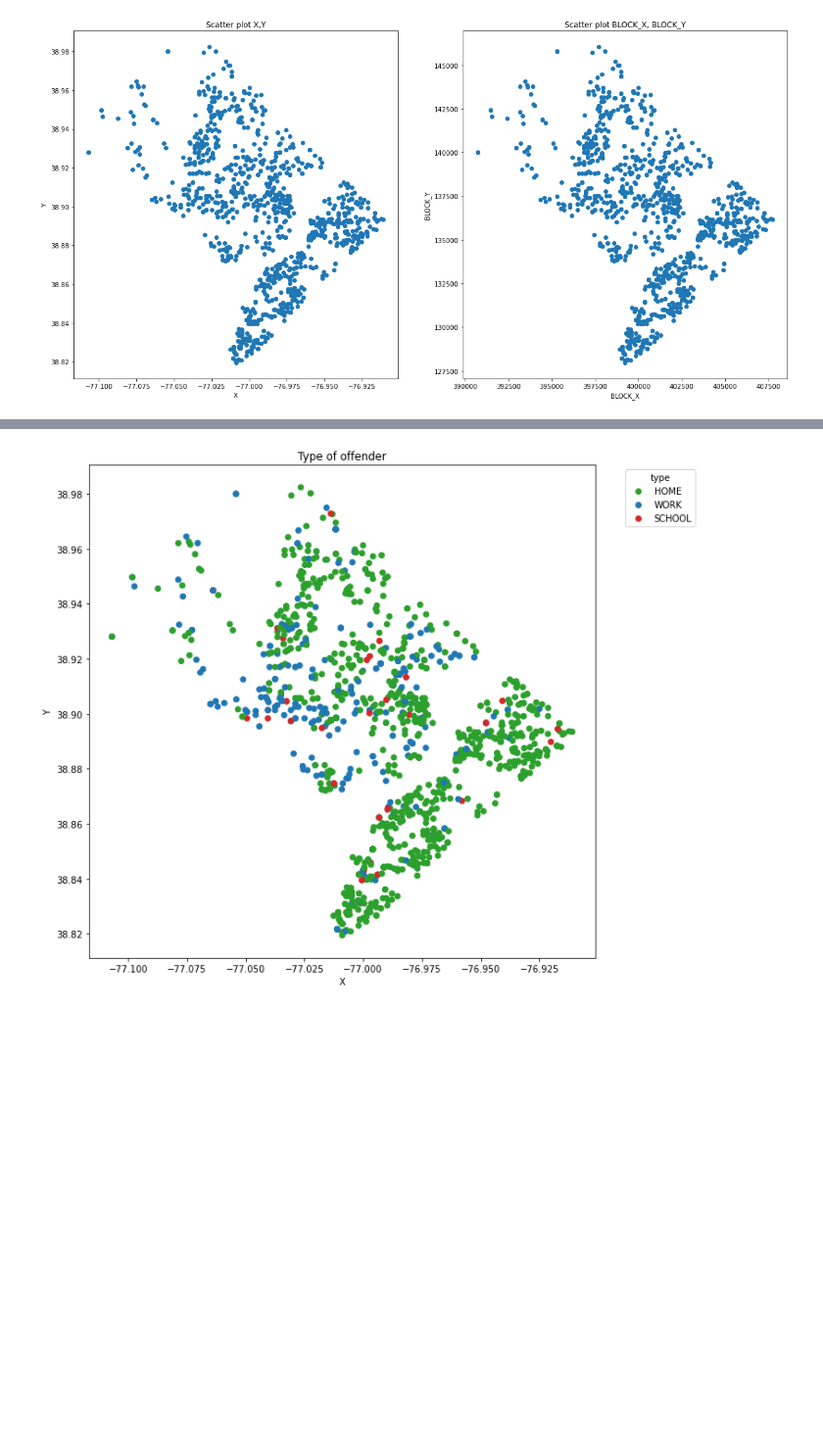
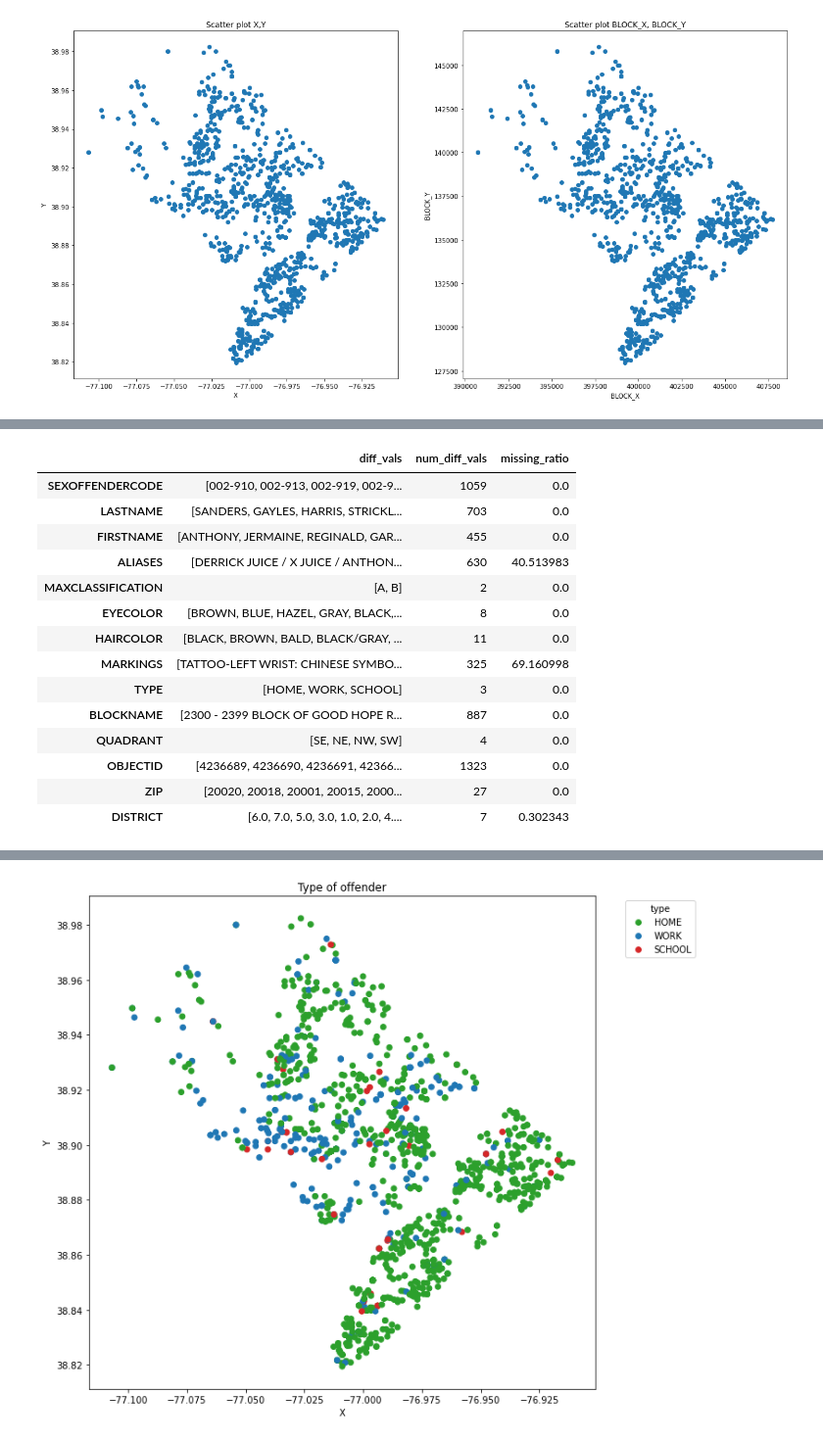
Before and after one commit to Truong1311/FinalProject_LTCKHDL, a Jupyter notebook: Truong.ipynb, the cells around one changed output, grey strips where cells are left out. Shown at 98% size. Cells and saved outputs as stored; diff of their text form; code cells hidden in the pictures; blank space fills up the shorter version.

```diff
--- a/Truong.ipynb
+++ b/Truong.ipynb
@@ -61,0 +248,4 @@ fig.show()
+# %%
+cate_cols = ['SEXOFFENDERCODE', 'LASTNAME', 'FIRSTNAME', 'ALIASES','MAXCLASSIFICATION', 'EYECOLOR', 'HAIRCOLOR',
+             'MARKINGS', 'TYPE', 'BLOCKNAME', 'QUADRANT','OBJECTID','ZIP', 'DISTRICT']
+len(cate_cols), cate_cols
@@ -61,0 +268,18 @@ fig.show()
+# %%
+data[cate_cols].agg([diff_vals, num_diff_vals, missing_ratio]).transpose()
+# %% [output]
+|  | diff_vals | num_diff_vals | missing_ratio |
+| SEXOFFENDERCODE | [002-910, 002-913, 002-919, 002-9... | 1059 | 0.0 |
+| LASTNAME | [SANDERS, GAYLES, HARRIS, STRICKL... | 703 | 0.0 |
+| FIRSTNAME | [ANTHONY, JERMAINE, REGINALD, GAR... | 455 | 0.0 |
+| ALIASES | [DERRICK JUICE / X JUICE / ANTHON... | 630 | 40.513983 |
+| MAXCLASSIFICATION | [A, B] | 2 | 0.0 |
+| EYECOLOR | [BROWN, BLUE, HAZEL, GRAY, BLACK,... | 8 | 0.0 |
+| HAIRCOLOR | [BLACK, BROWN, BALD, BLACK/GRAY, ... | 11 | 0.0 |
+| MARKINGS | [TATTOO-LEFT WRIST: CHINESE SYMBO... | 325 | 69.160998 |
+| TYPE | [HOME, WORK, SCHOOL] | 3 | 0.0 |
+| BLOCKNAME | [2300 - 2399 BLOCK OF GOOD HOPE R... | 887 | 0.0 |
+| QUADRANT | [SE, NE, NW, SW] | 4 | 0.0 |
+| OBJECTID | [4236689, 4236690, 4236691, 42366... | 1323 | 0.0 |
+| ZIP | [20020, 20018, 20001, 20015, 2000... | 27 | 0.0 |
+| DISTRICT | [6.0, 7.0, 5.0, 3.0, 1.0, 2.0, 4.... | 7 | 0.302343 |
```
Also changed, not shown: parts of 49 cells of this notebook.
